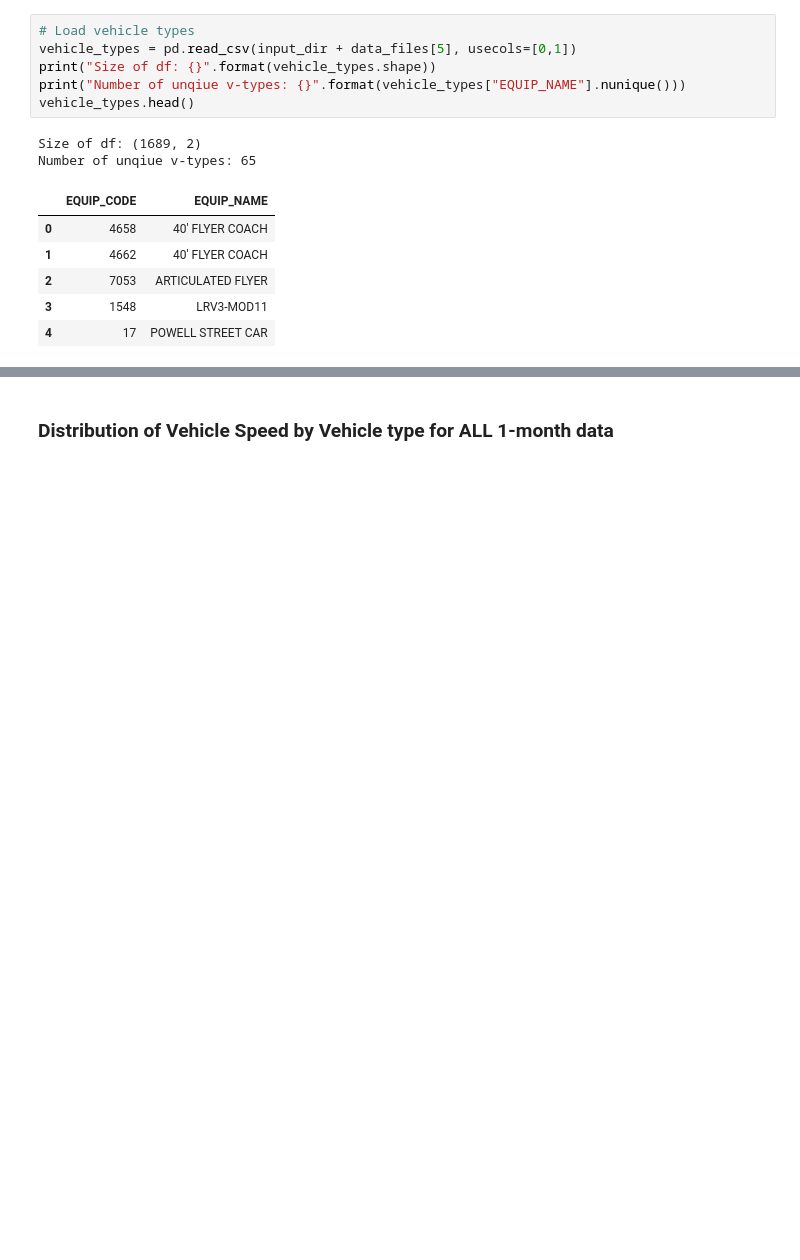
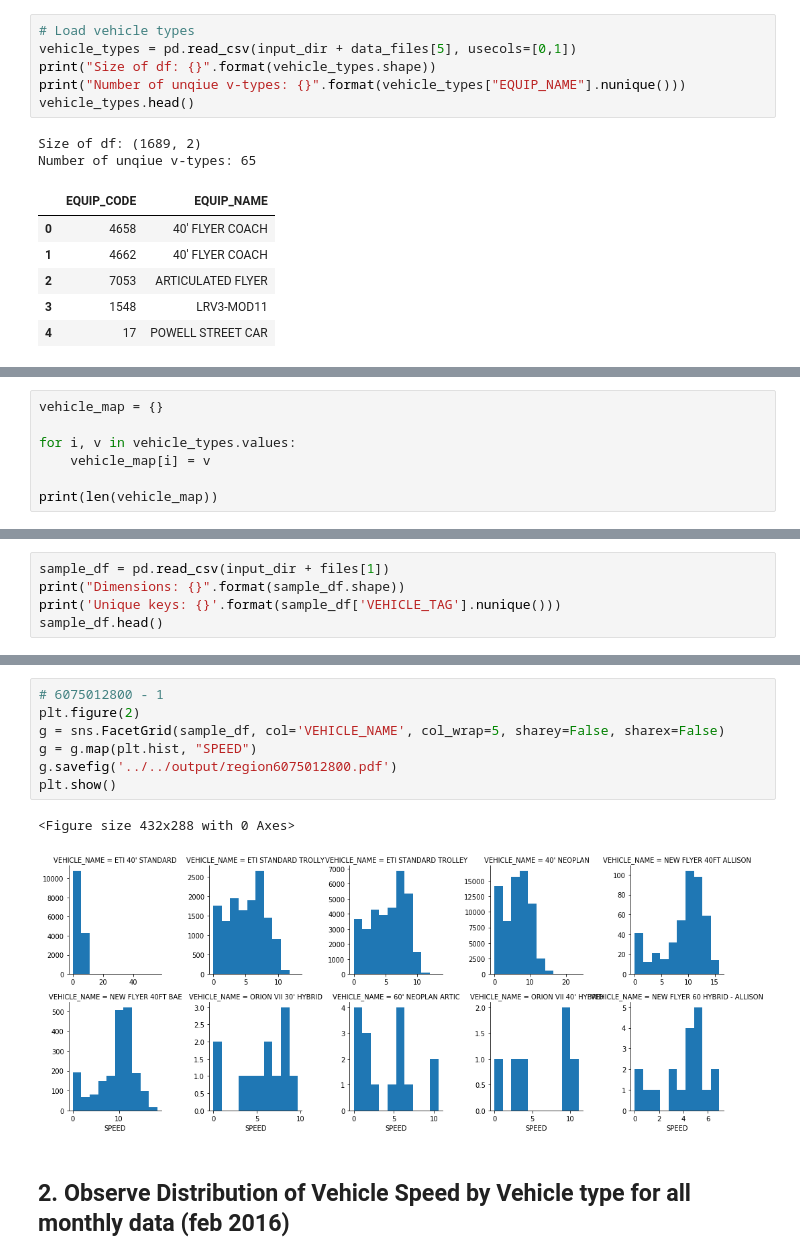
Before and after one commit to sakoki/Rushhour, a Jupyter notebook: code/playground/exploratory_analysis.ipynb, the cells around one changed output, grey strips where cells are left out. Drawn from its saved outputs; the diff is of its cells as text; blank space fills up the shorter version.

```diff
--- a/code/playground/exploratory_analysis.ipynb
+++ b/code/playground/exploratory_analysis.ipynb
@@ -59,0 +83,7 @@ Number of unqiue v-types: 65
+# %%
+vehicle_map = {}
+
+for i, v in vehicle_types.values:
+    vehicle_map[i] = v
+
+print(len(vehicle_map))
@@ -65,0 +118,5 @@ Number of region files: 196
+# %%
+sample_df = pd.read_csv(input_dir + files[1])
+print("Dimensions: {}".format(sample_df.shape))
+print('Unique keys: {}'.format(sample_df['VEHICLE_TAG'].nunique()))
+sample_df.head()
@@ -66,5 +171,15 @@ Number of region files: 196
+# %%
+# 6075012800 - 1
+plt.figure(2)
+g = sns.FacetGrid(sample_df, col='VEHICLE_NAME', col_wrap=5, sharey=False, sharex=False)
+g = g.map(plt.hist, "SPEED")
+g.savefig('../../output/region6075012800.pdf')
+plt.show()
+# %% [output]
+<Figure size 432x288 with 0 Axes>
+[figure, added]
 # %% [markdown]
-### Distribution of Vehicle Speed by Vehicle type for ALL 1-month data
+## 2. Observe Distribution of Vehicle Speed by Vehicle type for all monthly data (feb 2016)
 # %%
 main_df = pd.read_csv(input_dir + files[0], usecols=['SPEED', 'VEHICLE_TAG'], dtype={'SPEED': np.float,
                                                                                      'VEHICLE_TAG': str})
```
Also changed, not shown: parts of 35 cells of this notebook.
